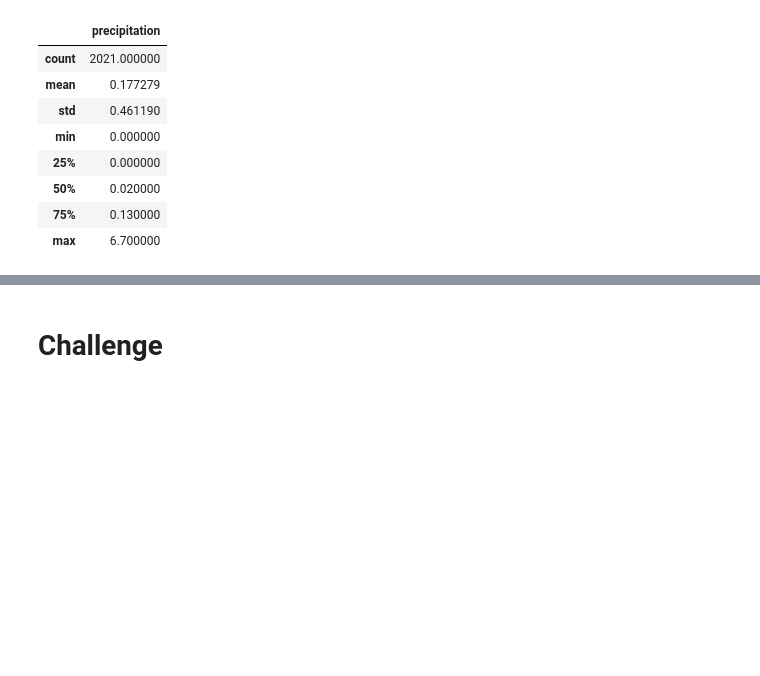
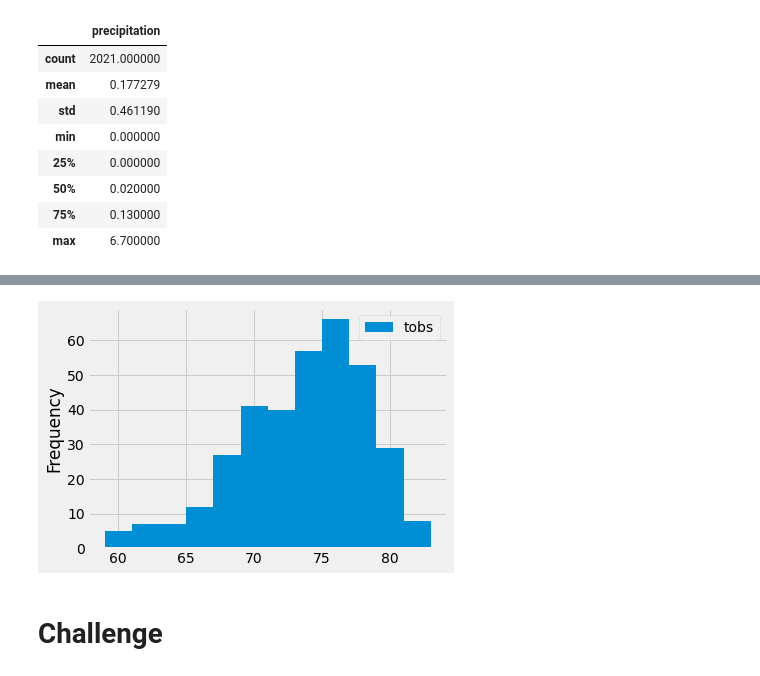
Before and after one commit to sdieckert/surfs_up, a Jupyter notebook: climate_analysis.ipynb, the cells around one changed output, grey strips where cells are left out. Saved outputs shown, nothing was run; the diff lists cells and outputs as text; code cells hidden in the pictures; blank space fills up the shorter version.

```diff
--- a/climate_analysis.ipynb
+++ b/climate_analysis.ipynb
@@ -118,3 +156,9 @@ df.describe()
 # %%
 # Choose the station with the highest number of temperature observations.
+results = session.query(Measurement.tobs).\
+filter(Measurement.station == 'USC00519281')
 # Query the last 12 months of temperature observation data for this station and plot the results as a histogram
+results = session.query(Measurement.tobs).\
+filter(Measurement.station == 'USC00519281').\
+filter(Measurement.date >= prev_year).all()
+print(results)
@@ -120,0 +169,3 @@ df.describe()
+# %%
+df = pd.DataFrame(results, columns=['tobs'])
+print(df)
@@ -121,3 +187,12 @@ df.describe()
+# %%
+ #plot the results as a histogram
+#To create the histogram, we need to use the plot() function
+#and the hist() function and add the number of bins as a parameter. Add the following to your code:
+df.plot.hist(bins=12)
+#Using plt.tight_layout(), we can compress the x-axis labels so that they fit into the box holding our plot.
+plt.tight_layout()
+# %% [output]
+[figure, added]
 # %%
 # Write a function called `calc_temps` that will accept start date and end date in the format '%Y-%m-%d'
 # and return the minimum, average, and maximum temperatures for that range of dates
```
Also changed, not shown: parts of 9 cells of this notebook.
